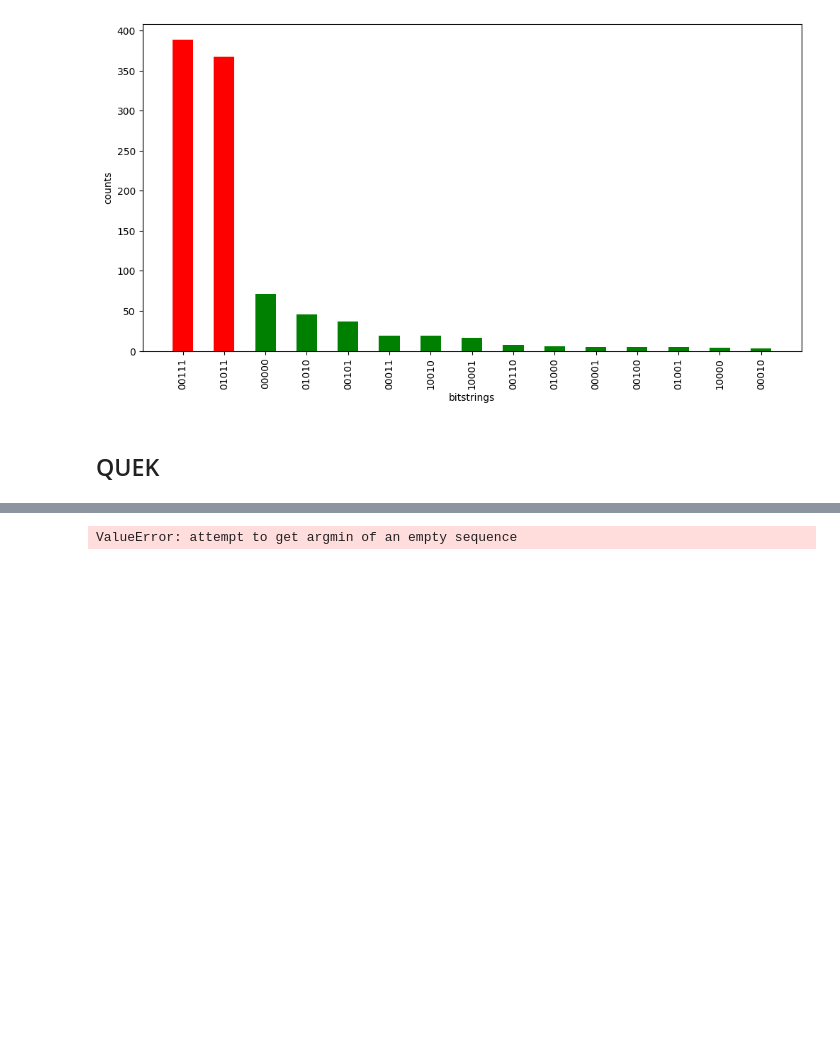
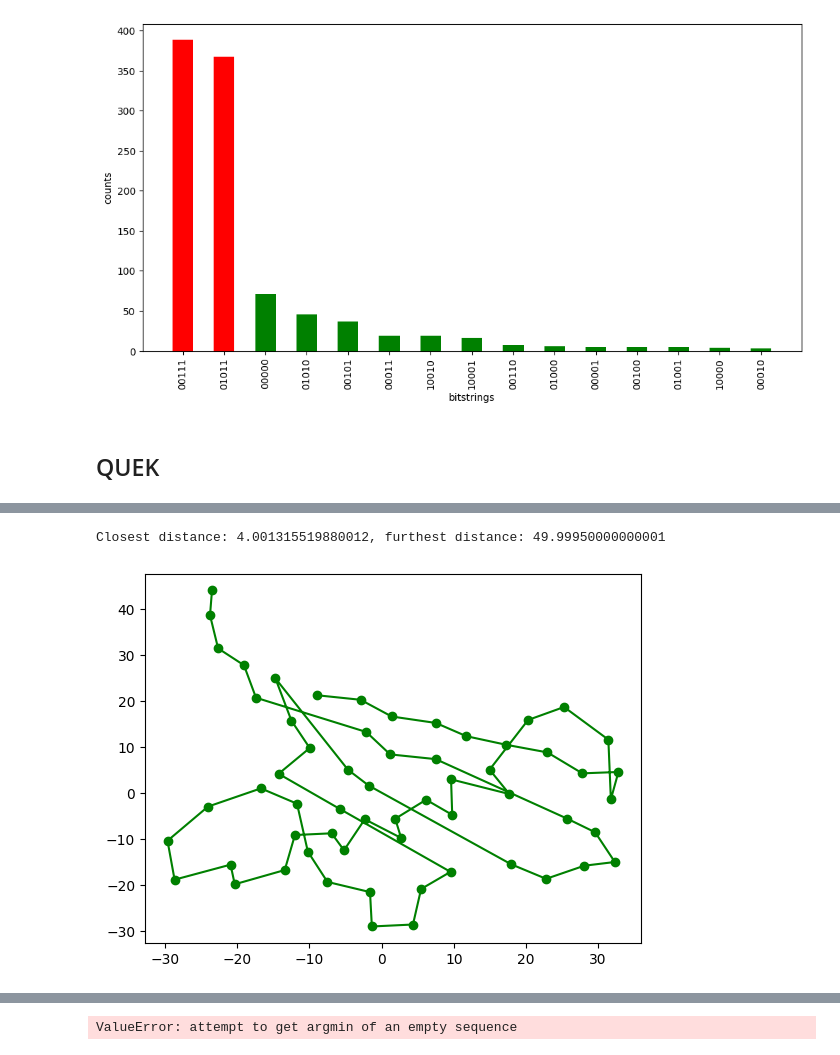
Before and after one commit to iljapavlov/EPIQEK, a Jupyter notebook: qaoa.ipynb, the cells around one changed output, grey strips where cells are left out. Drawn from its saved outputs; the diff is of its cells as text; code cells hidden in the pictures; blank space fills up the shorter version.

```diff
--- a/qaoa.ipynb
+++ b/qaoa.ipynb
@@ -188,16 +189,3 @@ def get_seq(coords):
 
     seq.measure('ground-rydberg')
     return seq
-# %%
-scaler = StandardScaler()
-pca = PCA(n_components=2)
-
-def get_features(prot):
-    """Extract x,y,z, reduce dimensions. Crop protein to limit to 100 nodes"""
-    prot = prot.head(100)
-
-    prot = prot[['x','y','z']]
-    prot = scaler.fit_transform(prot) # standardize
-    prot = pca.fit_transform(prot)
-    prot = [c*110 for c in prot]
-    return prot
@@ -205,14 +265,16 @@ def get_features(prot):
 # load data
 data = []
 for cat in os.listdir('./data'):
-    for file in os.listdir(os.path.join('./data',cat)):
+    for i,file in enumerate(os.listdir(os.path.join('./data',cat))):
         content = pd.read_csv(os.path.join('./data',cat, file), header=0, index_col=0)
         data.append([content,cat])
 # %%
+from tqdm import tqdm
+
 # preproces data
 D1 = []
 D0 = []
-for prot,label in data:
+for prot,label in tqdm(data):
     prot_features = get_features(prot)
     if label == 'epitopes':
         D1.append(prot_features)
@@ -221,3 +301,15 @@ for prot,label in data:
+# %%
+def plot_points(d):
+    x = [el[0] for el in d]
+    y = [el[1] for el in d]
+    plt.plot(x,y, '-go')
+    plt.show()
+
+coords_are_ok(D1[3])
+plot_points(D1[3])
+# %% [output]
+Closest distance: 4.001315519880012, furthest distance: 49.99950000000001
+[figure, added]
 # %%
 # synthetic data
 np.random.seed(123) # for reproducebility
```
Also changed, not shown: parts of 8 cells of this notebook.
